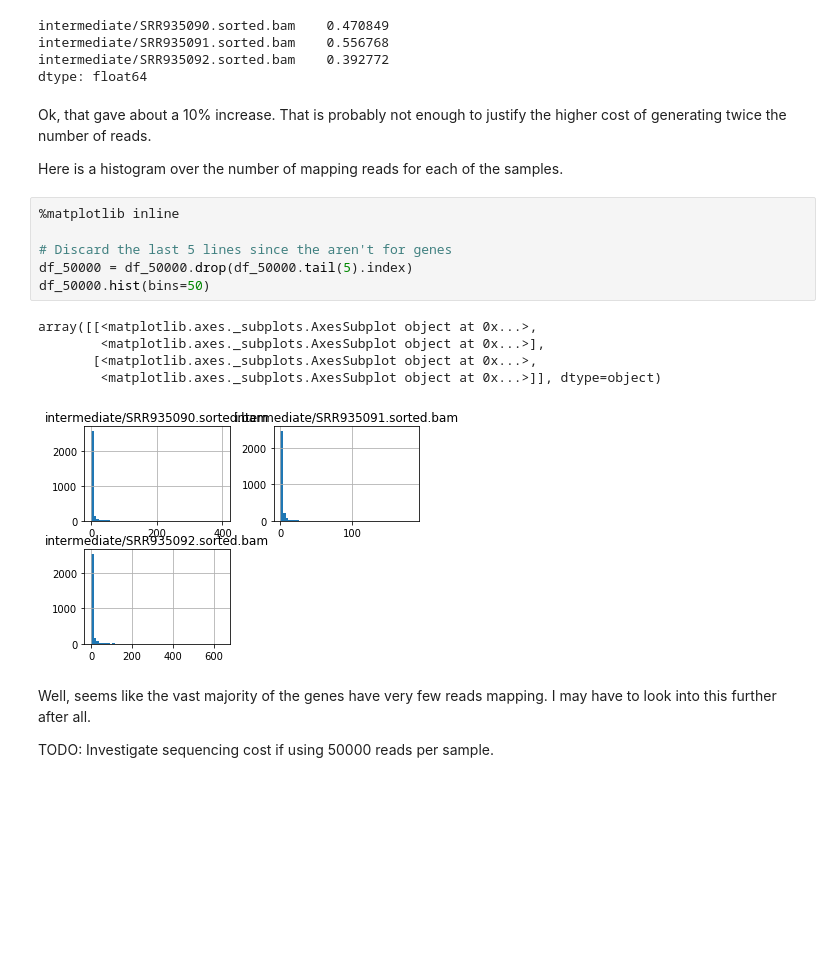
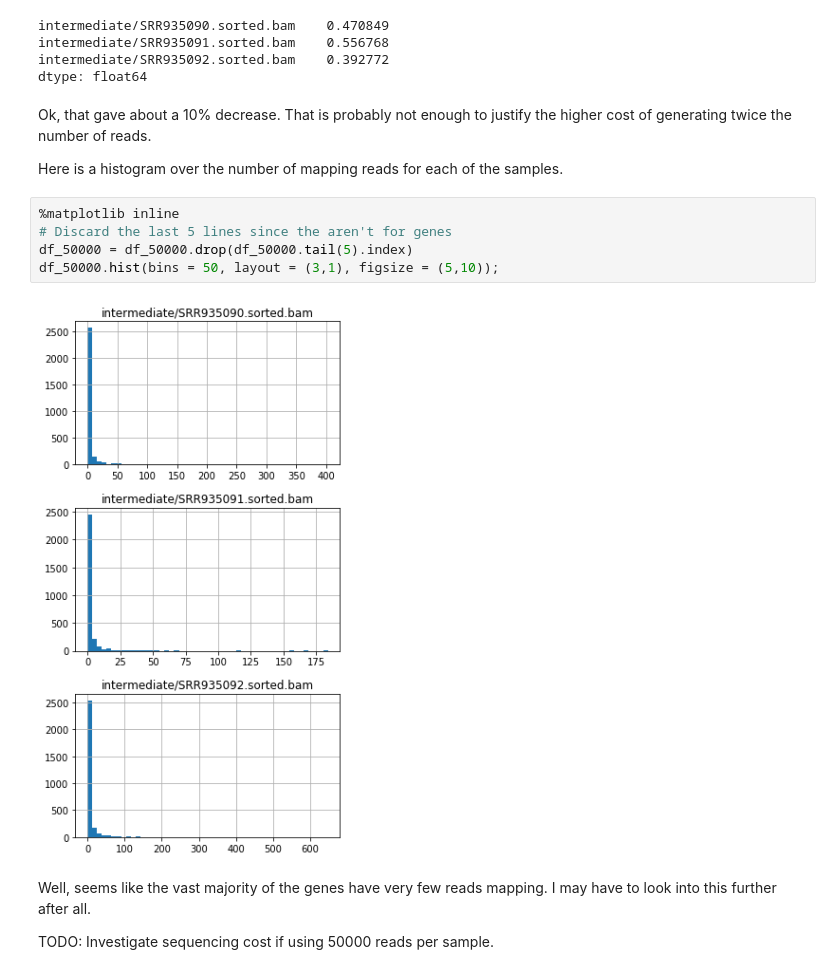
Before and after one commit to NBISweden/workshop-reproducible-research, a Jupyter notebook: jupyter/mrsa.ipynb, the cells around one changed output. Drawn from its saved outputs; the diff is of its cells as text; blank space fills up the shorter version.

```diff
--- a/jupyter/mrsa.ipynb
+++ b/jupyter/mrsa.ipynb
@@ -133,21 +134,16 @@ intermediate/SRR935091.sorted.bam    0.556768
 intermediate/SRR935092.sorted.bam    0.392772
 dtype: float64
 # %% [markdown]
-Ok, that gave about a 10% increase. That is probably not enough to justify the higher cost of generating twice the number of reads.
+Ok, that gave about a 10% decrease. That is probably not enough to justify the higher cost of generating twice the number of reads.
 
 Here is a histogram over the number of mapping reads for each of the samples.
 # %%
 %matplotlib inline
-
 # Discard the last 5 lines since the aren't for genes
 df_50000 = df_50000.drop(df_50000.tail(5).index)
-df_50000.hist(bins=50)
+df_50000.hist(bins = 50, layout = (3,1), figsize = (5,10));
 # %% [output]
-array([[<matplotlib.axes._subplots.AxesSubplot object at 0x...>,
-        <matplotlib.axes._subplots.AxesSubplot object at 0x...>],
-       [<matplotlib.axes._subplots.AxesSubplot object at 0x...>,
-        <matplotlib.axes._subplots.AxesSubplot object at 0x...>]], dtype=object)
-[figure, old version]
+[figure, new version]
 # %% [markdown]
 Well, seems like the vast majority of the genes have very few reads mapping. I may have to look into this further after all.
 
```
Also changed, not shown: parts of 3 cells of this notebook.
